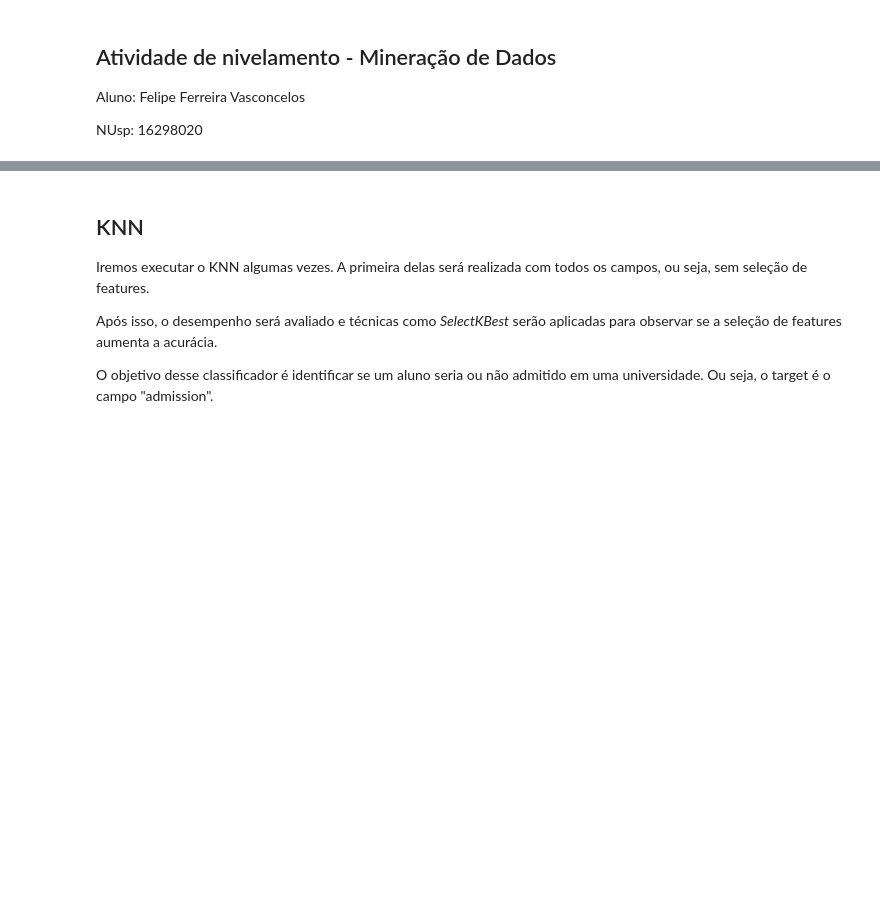
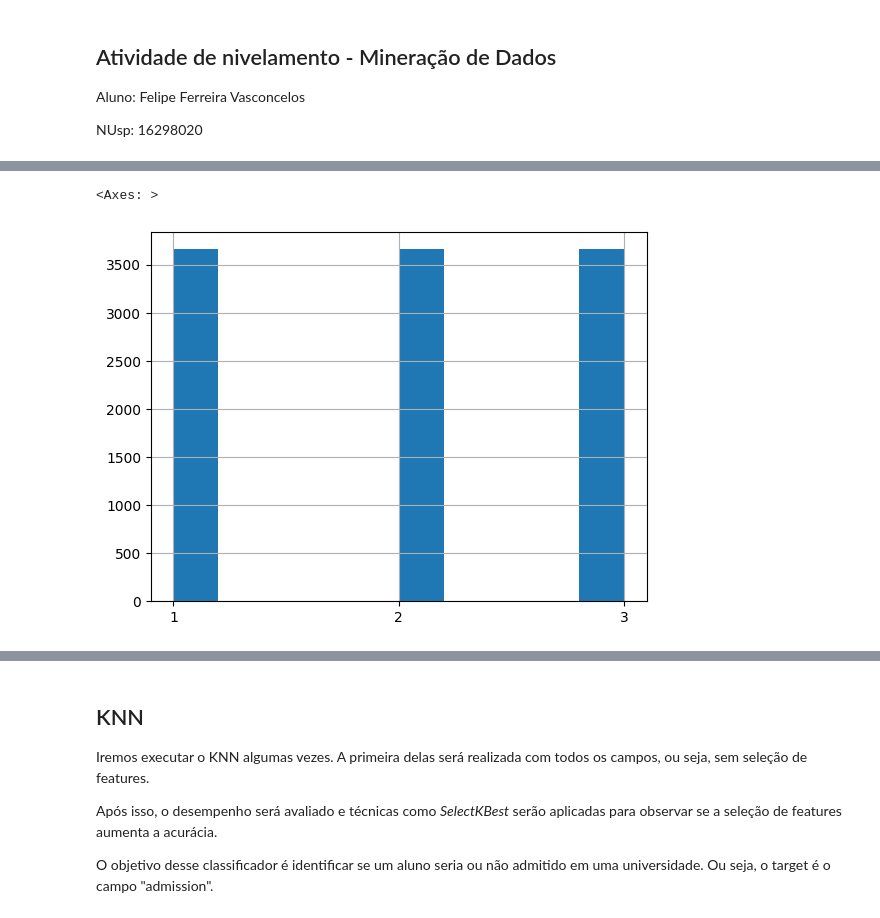
Before and after one commit to felipeVsc/textual_mining, a Jupyter notebook: atv1.ipynb, the cells around one changed output, grey strips where cells are left out. Cells and saved outputs as stored; diff of their text form; code cells hidden in the pictures; blank space fills up the shorter version.

```diff
--- a/atv1.ipynb
+++ b/atv1.ipynb
@@ -121,0 +201,5 @@ df.admission.hist()
+# %%
+y_sampled.hist()
+# %% [output]
+<Axes: >
+[figure, added]
```
Also changed, not shown: parts of 69 cells of this notebook.
